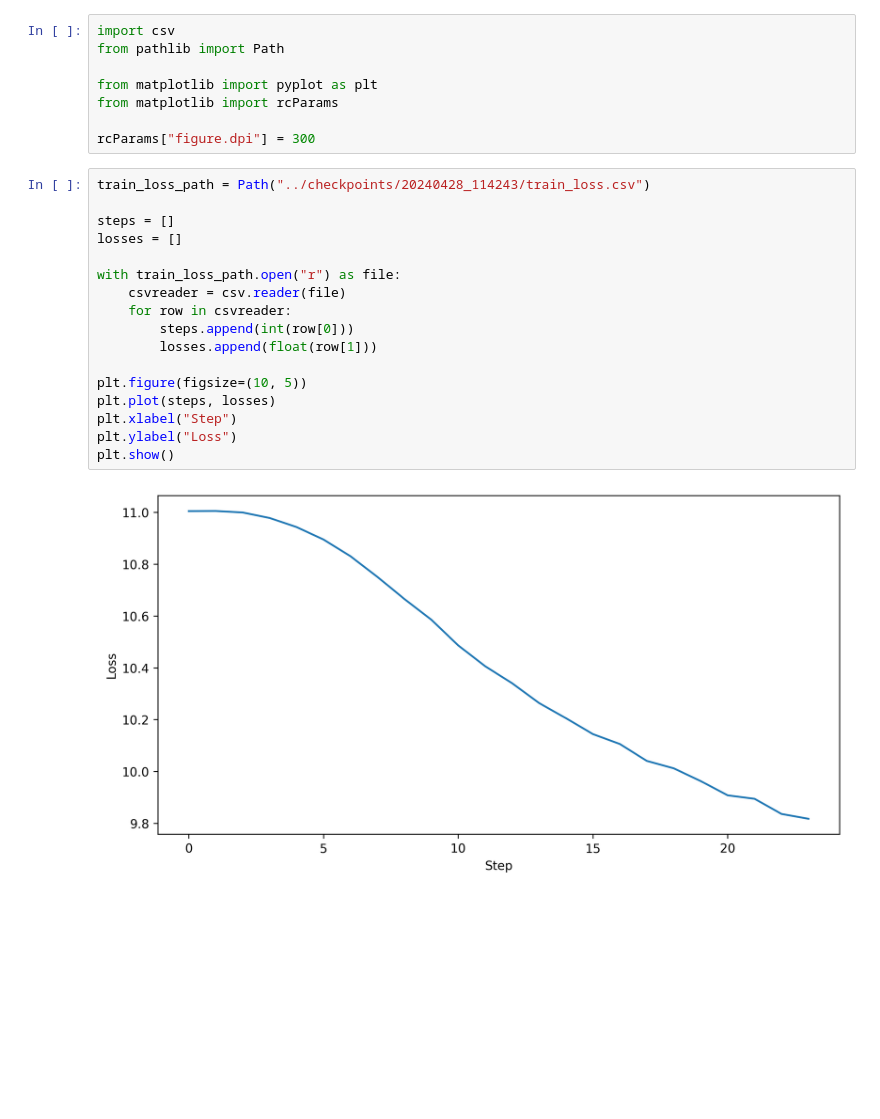
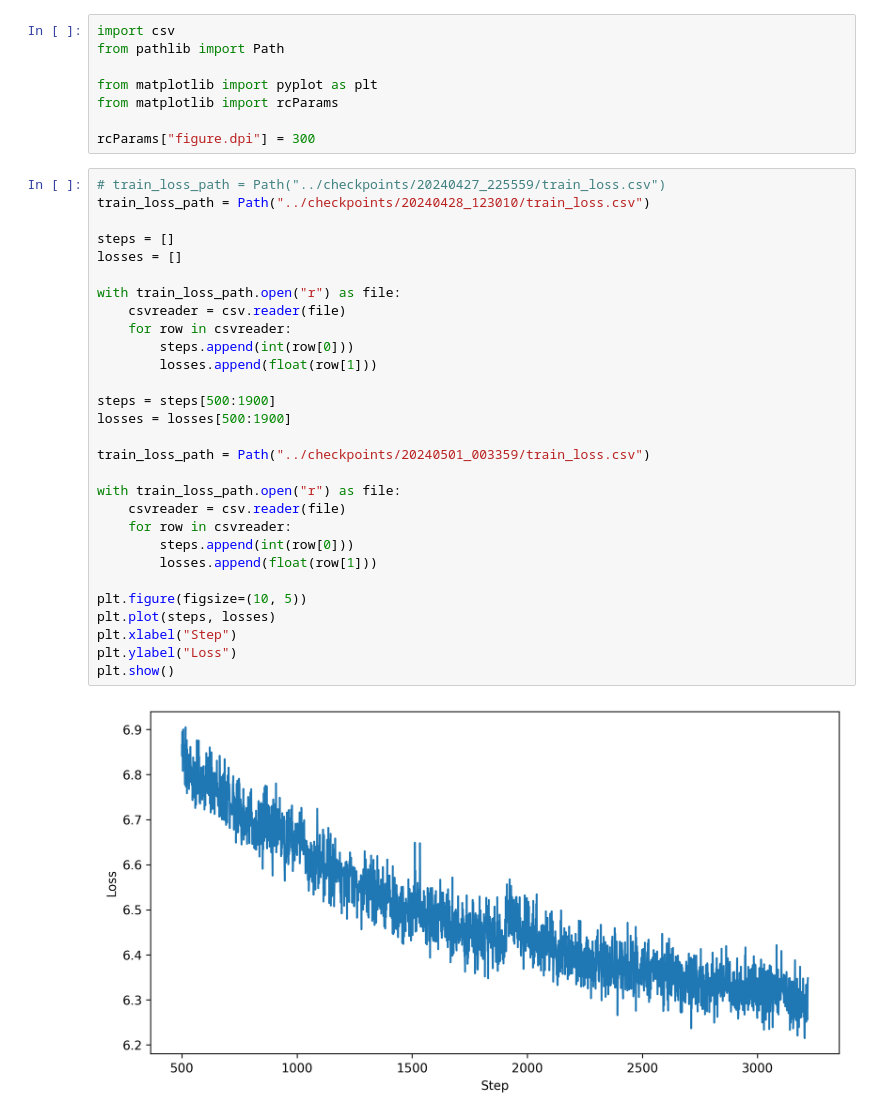
Before and after one commit to georgeherbert/gpt-mlx, a Jupyter notebook: notebooks/loss.ipynb, the cells around one changed output. Cells and saved outputs as stored; diff of their text form; blank space fills up the shorter version.

```diff
--- a/notebooks/loss.ipynb
+++ b/notebooks/loss.ipynb
@@ -7,21 +7,33 @@ from matplotlib import rcParams
 
 rcParams["figure.dpi"] = 300
 # %%
-train_loss_path = Path("../checkpoints/20240428_114243/train_loss.csv")
+# train_loss_path = Path("../checkpoints/20240427_225559/train_loss.csv")
+train_loss_path = Path("../checkpoints/20240428_123010/train_loss.csv")
 
 steps = []
 losses = []
+
+with train_loss_path.open("r") as file:
+    csvreader = csv.reader(file)
+    for row in csvreader:
+        steps.append(int(row[0]))
+        losses.append(float(row[1]))
+
+steps = steps[500:1900]
+losses = losses[500:1900]
+
+train_loss_path = Path("../checkpoints/20240501_003359/train_loss.csv")
 
 with train_loss_path.open("r") as file:
     csvreader = csv.reader(file)
     for row in csvreader:
         steps.append(int(row[0]))
         losses.append(float(row[1]))
 
 plt.figure(figsize=(10, 5))
 plt.plot(steps, losses)
 plt.xlabel("Step")
 plt.ylabel("Loss")
 plt.show()
 # %% [output]
-[figure, old version]
+[figure, new version]
```
Also changed, not shown: 2 other files.
